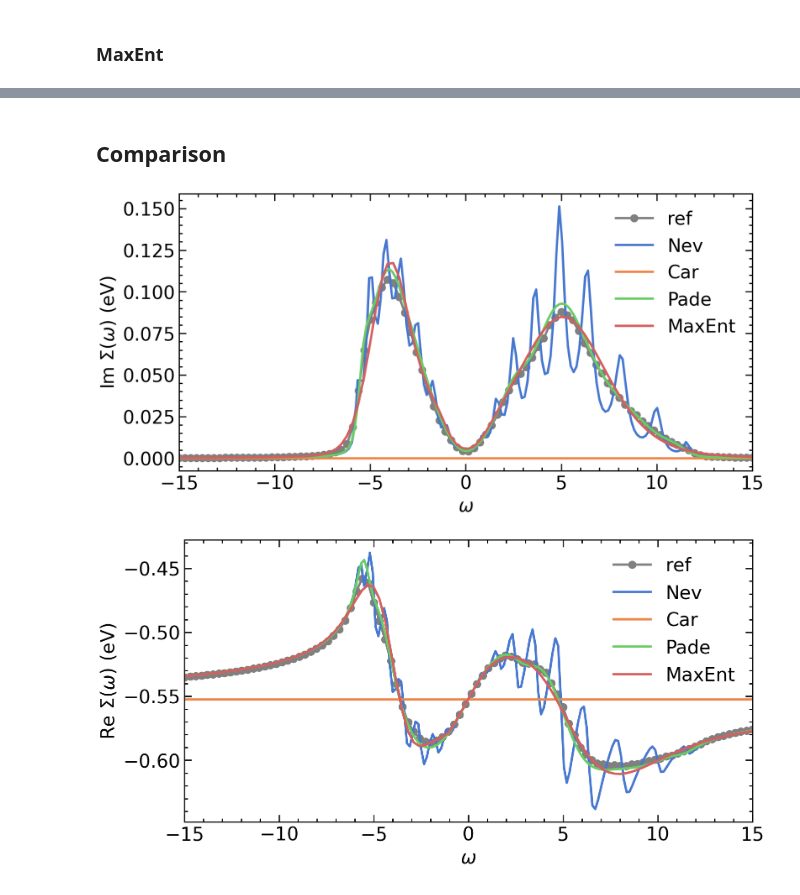
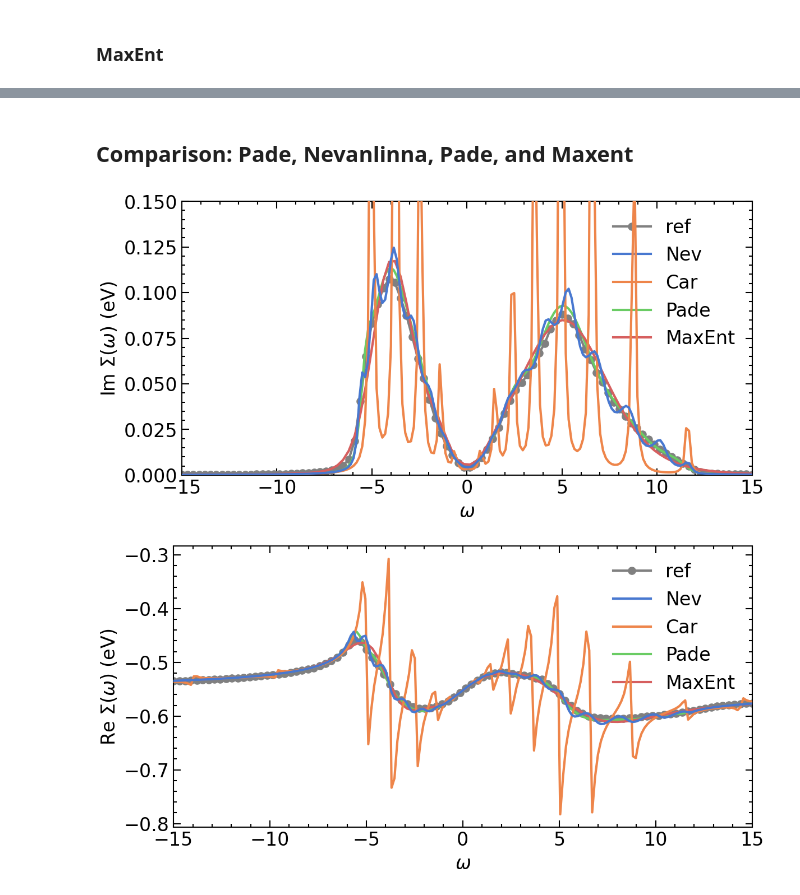
Before and after one commit to TRIQS/Nevanlinna, a Jupyter notebook: doc/tutorials/GW_tutorial.ipynb, the cells around one changed output, grey strips where cells are left out. Cells and saved outputs as stored; diff of their text form; code cells hidden in the pictures.

```diff
--- a/doc/tutorials/GW_tutorial.ipynb
+++ b/doc/tutorials/GW_tutorial.ipynb
@@ -253,15 +221,16 @@ g_fk = lattice_dyson_g_fk(mu, e_k, Σ_wk, delta)
 ### Nevanlinna
 # %%
 # setup Nevanlinna kernel solver
-solver = Solver(kernel="kernels::CARATHEODORY")
+solver = Solver(kernel='CARATHEODORY')
 
+# For the caratheodory formalism we have to subtract the Hartree shift
 solver.solve(Σ_Γ_iw-Σ_Γ_iw(Σ_Γ_iw.mesh.last_index()))
 
 Σ_w_mesh = MeshReFreq(window=GW_window, n_w=n_w*2)
 Σ_Γ_w_CN = solver.evaluate(Σ_w_mesh, delta)
 # %%
 # setup Nevanlinna kernel solver
-solver = Solver(kernel="kernels::NEVANLINNA")
+solver = Solver(kernel='NEVANLINNA')
 
 solver.solve(Σ_Γ_iw)
 
@@ -314,55 +286,42 @@ isc.set_Gaux_w_from_Aaux_w(result.analyzer_results['LineFitAnalyzer']['A_out'],
 # %% [markdown]
-## Comparison
+## Comparison: Pade, Nevanlinna, Pade, and Maxent
 # %%
-fig, ax = plt.subplots(n_orb, n_orb, figsize=(8*n_orb,4*n_orb), dpi=200, squeeze=False,sharex=True)
+fig, ax = plt.subplots(n_orb, n_orb, figsize=(8*n_orb,4*n_orb), dpi=150, squeeze=False,sharex=True)
+ax = ax.reshape(-1)
 
-shp = Σ_Γ_w.target_shape
-for i in range(n_orb):
-    for j in range(n_orb):
-        # plotting results
-        ax[i,j].oplot(Σ_Γ_w[i,j].imag, '-o', c='gray', label=f'ref')
-        ax[i,j].oplot(Σ_Γ_w_N[i,j].imag, label=f'Nev')
-        ax[i,j].oplot(Σ_Γ_w_CN[i,j].imag, label=f'Car')
-        ax[i,j].oplot(Σ_Γ_w_P[i,j].imag, label=f'Pade')
-        ax[i,j].oplot(Σ_Γ_w_ME[i,j].imag, label=f'MaxEnt')
+ax[0].oplot(Σ_Γ_w[i,j].imag, '-o', c='gray', label=f'ref')
+ax[0].oplot(Σ_Γ_w_N[i,j].imag, label=f'Nev', zorder=10)
+ax[0].oplot(Σ_Γ_w_CN[i,j].imag, label=f'Car', zorder=6)
+ax[0].oplot(Σ_Γ_w_P[i,j].imag, label=f'Pade')
+ax[0].oplot(Σ_Γ_w_ME[i,j].imag, label=f'MaxEnt')
 
 
-        ax[i,j].set_xlim(GW_window)
-        if i == shp[0]-1:
-            ax[i,j].set_xlabel(r'$\omega$')
-        else:
-            ax[i,j].set_xlabel(r'')
-        if j == 0:
-            ax[i,j].set_ylabel(r'Im $\Sigma (\omega)$ (eV)')
-        else:
-            ax[i,j].set_ylabel(r'')
+ax[0].set_xlim(GW_window)
+ax[0].set_ylim(0,0.15)
+
+ax[0].set_xlabel(r'$\omega$')
+ax[0].set_ylabel(r'Im $\Sigma (\omega)$ (eV)')
+
 
 plt.tight_layout(pad=0.4, w_pad=0.1, h_pad=0.4)
 plt.show()
 
-fig, ax = plt.subplots(n_orb, n_orb, figsize=(8*n_orb,4*n_orb), dpi=200, squeeze=False,sharex=True)
+fig, ax = plt.subplots(n_orb, n_orb, figsize=(8*n_orb,4*n_orb), dpi=150, squeeze=False,sharex=True)
+ax = ax.reshape(-1)
 
-for i in range(n_orb):
-    for j in range(n_orb):
-        # plotting results
-        ax[i,j].oplot(Σ_Γ_w[i,j].real, '-o', c='gray', label=f'ref')
-        ax[i,j].oplot(Σ_Γ_w_N[i,j].real, label=f'Nev')
-        ax[i,j].oplot((Σ_Γ_w_CN[i,j]+Σ_Γ_iw(Σ_Γ_iw.mesh.last_index())[i,j]).real, label=f'Car')
-        ax[i,j].oplot(Σ_Γ_w_P[i,j].real, label=f'Pade')
-        ax[i,j].oplot(Σ_Γ_w_ME[i,j].real, label=f'MaxEnt')
+# plotting results
+ax[0].oplot(Σ_Γ_w[i,j].real, '-o', c='gray', label=f'ref')
+ax[0].oplot(Σ_Γ_w_N[i,j].real, label=f'Nev', zorder=10)
+ax[0].oplot((Σ_Γ_w_CN[i,j]+Σ_Γ_iw(Σ_Γ_iw.mesh.last_index())[i,j]).real, label=f'Car', zorder=6)
+ax[0].oplot(Σ_Γ_w_P[i,j].real, label=f'Pade')
+ax[0].oplot(Σ_Γ_w_ME[i,j].real, label=f'MaxEnt')
 
-        ax[i,j].set_xlim(GW_window)
-        if i == shp[0]-1:
-            ax[i,j].set_xlabel(r'$\omega$')
-        else:
-            ax[i,j].set_xlabel(r'')
-        if j == 0:
-            ax[i,j].set_ylabel(r'Re $\Sigma (\omega)$ (eV)')
-        else:
-            ax[i,j].set_ylabel(r'')
+ax[0].set_xlim(GW_window)
+ax[0].set_xlabel(r'$\omega$')
+ax[0].set_ylabel(r'Re $\Sigma (\omega)$ (eV)')
 
 plt.tight_layout(pad=0.4, w_pad=0.1, h_pad=0.4)
 plt.show()
 # %% [output]
-[figure, old version]
+[figure, new version]
-[figure, old version]
+[figure, new version]
```
Also changed, not shown: parts of 6 cells of this notebook, 3 other files.
